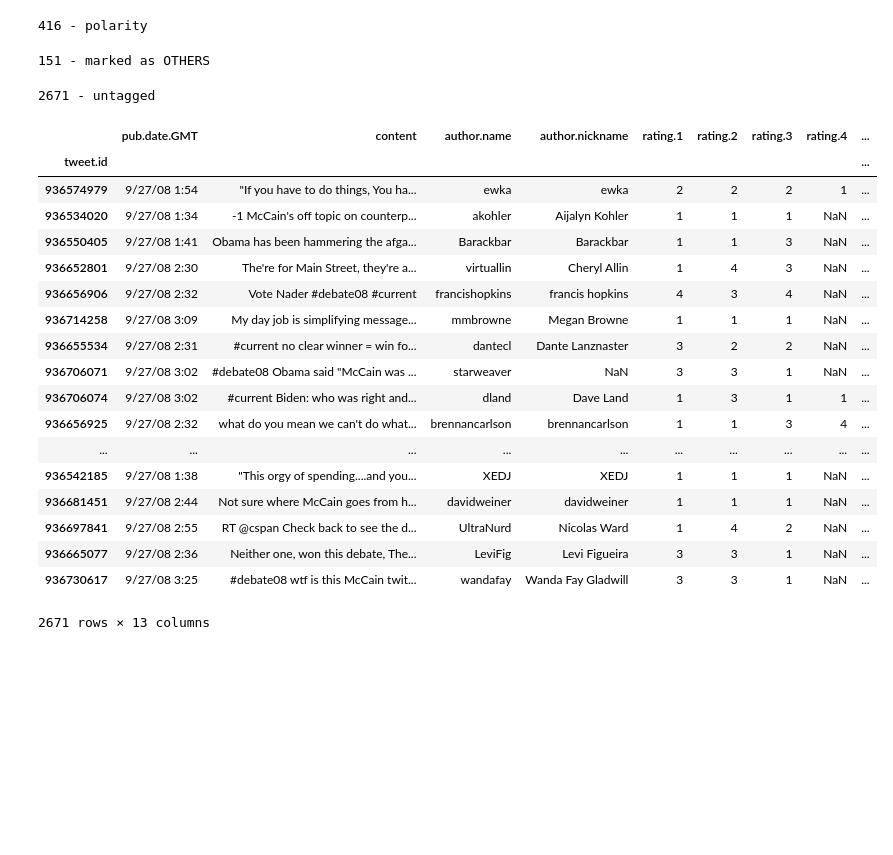
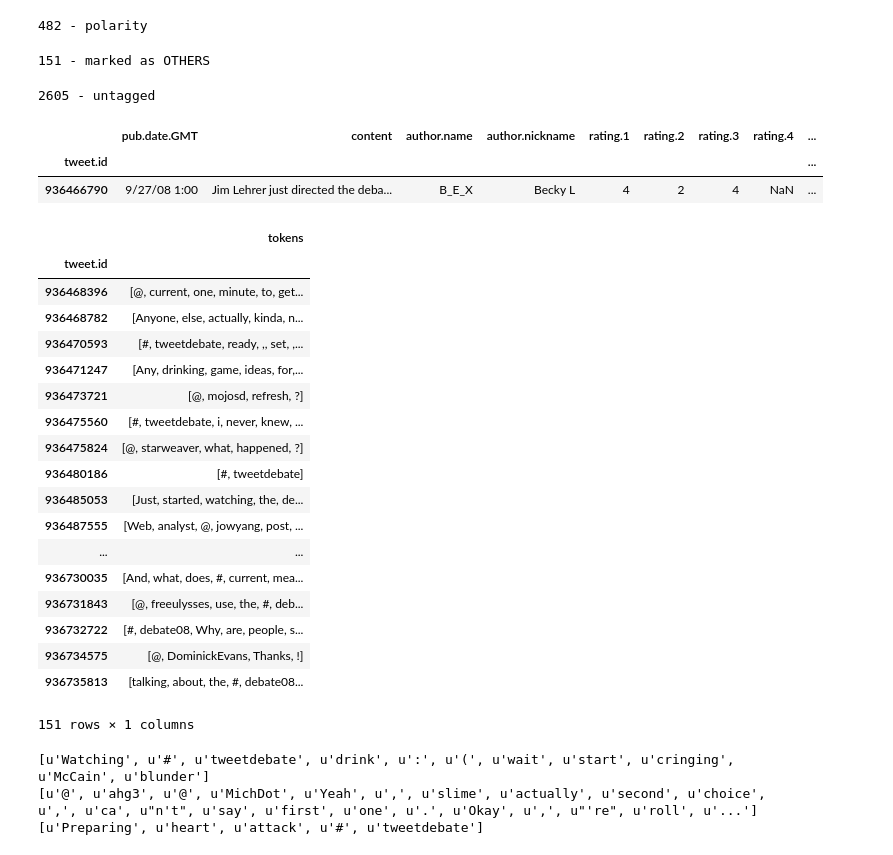
Before and after one commit to ralucacocioban/SentimentClassification, a Jupyter notebook: Sentiment.ipynb, the cells around one changed output. Cells and saved outputs as stored; diff of their text form; code cells hidden in the pictures; blank space fills up the shorter version.

Commit message:
adding tokenizer

```diff
--- a/Sentiment.ipynb
+++ b/Sentiment.ipynb
@@ -3,51 +3,68 @@ from __future__ import unicode_literals
 import classifiers
 import re
 import nltk
-from politweet import get_tweets, get_transcript, pre_processing
+from Politweet import get_tweets, get_transcript
 import ratings
 from sentiment import polarity_train, classify, prob_classify, plus_df, minus_df
-
-data = get_tweets("./datasets/tweets.tsv")
-transcript = get_transcript("./datasets/transcript.csv")
-tweets = pre_processing(data)
+import pandas as pd
+pd.set_option('display.max_colwidth', 1200)
+# %%
+tweets = get_tweets("./datasets/tweets.tsv")
+transcript = get_transcript("./datasets/transcript.csv")
+todo = set(tweets.index)
 # %%
 polarity = polarity_train(tweets)
 polarity_minus = set(i for i,_ in classify(minus_df(tweets), polarity))
 polarity_plus = set(i for i,_ in classify(plus_df(tweets), polarity))
-print len(polarity_minus | polarity_plus), "- polarity"
-todo -= (polarity_minus | polarity_plus)
+polarities = tweets.reindex(polarity_minus | polarity_plus).sort()
+print len(polarities), "- polarity"
+todo -= set(polarities.index)
 # %% [output]
-416 - polarity
+482 - polarity
 # %%
-others = set(ratings.all(tweets, ratings.OTHER).index)
+others = ratings.all(tweets, ratings.OTHER)
 print len(others), "- marked as OTHERS"
-todo -= others
+todo -= set(others.index)
 # %% [output]
 151 - marked as OTHERS
 # %%
 print len(todo), "- untagged"
 # %% [output]
-2671 - untagged
+2605 - untagged
 # %%
-left = tweets.reindex(todo)
-left
+left = tweets.reindex(todo).sort()
+left[:1]
 # %% [output]
 |  | pub.date.GMT | content | author.name | author.nickname | rating.1 | rating.2 | rating.3 | rating.4 | ... |
 | tweet.id |  |  |  |  |  |  |  |  | ... |
-| 936574979 | 9/27/08 1:54 | "If you have to do things, You ha... | ewka | ewka | 2 | 2 | 2 | 1 | ... |
-| 936534020 | 9/27/08 1:34 | -1 McCain's off topic on counterp... | akohler | Aijalyn Kohler | 1 | 1 | 1 | NaN | ... |
-| 936550405 | 9/27/08 1:41 | Obama has been hammering the afga... | Barackbar | Barackbar | 1 | 1 | 3 | NaN | ... |
-| 936652801 | 9/27/08 2:30 | The're for Main Street, they're a... | virtuallin | Cheryl Allin | 1 | 4 | 3 | NaN | ... |
-| 936656906 | 9/27/08 2:32 | Vote Nader #debate08 #current | francishopkins | francis hopkins | 4 | 3 | 4 | NaN | ... |
-| 936714258 | 9/27/08 3:09 | My day job is simplifying message... | mmbrowne | Megan Browne | 1 | 1 | 1 | NaN | ... |
-| 936655534 | 9/27/08 2:31 | #current no clear winner = win fo... | dantecl | Dante Lanznaster | 3 | 2 | 2 | NaN | ... |
-| 936706071 | 9/27/08 3:02 | #debate08 Obama said "McCain was ... | starweaver | NaN | 3 | 3 | 1 | NaN | ... |
-| 936706074 | 9/27/08 3:02 | #current Biden: who was right and... | dland | Dave Land | 1 | 3 | 1 | 1 | ... |
-| 936656925 | 9/27/08 2:32 | what do you mean we can't do what... | brennancarlson | brennancarlson | 1 | 1 | 3 | 4 | ... |
-| ... | ... | ... | ... | ... | ... | ... | ... | ... | ... |
-| 936542185 | 9/27/08 1:38 | "This orgy of spending....and you... | XEDJ | XEDJ | 1 | 1 | 1 | NaN | ... |
-| 936681451 | 9/27/08 2:44 | Not sure where McCain goes from h... | davidweiner | davidweiner | 1 | 1 | 1 | NaN | ... |
-| 936697841 | 9/27/08 2:55 | RT @cspan Check back to see the d... | UltraNurd | Nicolas Ward | 1 | 4 | 2 | NaN | ... |
-| 936665077 | 9/27/08 2:36 | Neither one, won this debate, The... | LeviFig | Levi Figueira | 3 | 3 | 1 | NaN | ... |
-| 936730617 | 9/27/08 3:25 | #debate08 wtf is this McCain twit... | wandafay | Wanda Fay Gladwill | 3 | 3 | 1 | NaN | ... |
+| 936466790 | 9/27/08 1:00 | Jim Lehrer just directed the deba... | B_E_X | Becky L | 4 | 2 | 4 | NaN | ... |
-2671 rows × 13 columns
+# %%
+from topic_extraction import remove_stopwords
+others[["tokens"]]
+# %% [output]
+|  | tokens |
+| tweet.id |  |
+| 936468396 | [@, current, one, minute, to, get... |
+| 936468782 | [Anyone, else, actually, kinda, n... |
+| 936470593 | [#, tweetdebate, ready, ,, set, ,... |
+| 936471247 | [Any, drinking, game, ideas, for,... |
+| 936473721 | [@, mojosd, refresh, ?] |
+| 936475560 | [#, tweetdebate, i, never, knew, ... |
+| 936475824 | [@, starweaver, what, happened, ?] |
+| 936480186 | [#, tweetdebate] |
+| 936485053 | [Just, started, watching, the, de... |
+| 936487555 | [Web, analyst, @, jowyang, post, ... |
+| ... | ... |
+| 936730035 | [And, what, does, #, current, mea... |
+| 936731843 | [@, freeulysses, use, the, #, deb... |
+| 936732722 | [#, debate08, Why, are, people, s... |
+| 936734575 | [@, DominickEvans, Thanks, !] |
+| 936735813 | [talking, about, the, #, debate08... |
+151 rows × 1 columns
+# %%
+for i, tweet in tweets[:3].iterrows():
+    print [token["lemma"] for token in tweet["clean"]]
+# %% [output]
+[u'Watching', u'#', u'tweetdebate', u'drink', u':', u'(', u'wait', u'start', u'cringing', u'McCain', u'blunder']
+[u'@', u'ahg3', u'@', u'MichDot', u'Yeah', u',', u'slime', u'actually', u'second', u'choice', u',', u'ca', u"n't", u'say', u'first', u'one', u'.', u'Okay', u',', u"'re", u'roll', u'...']
+[u'Preparing', u'heart', u'attack', u'#', u'tweetdebate']
```
Also changed, not shown: 3 other files.
